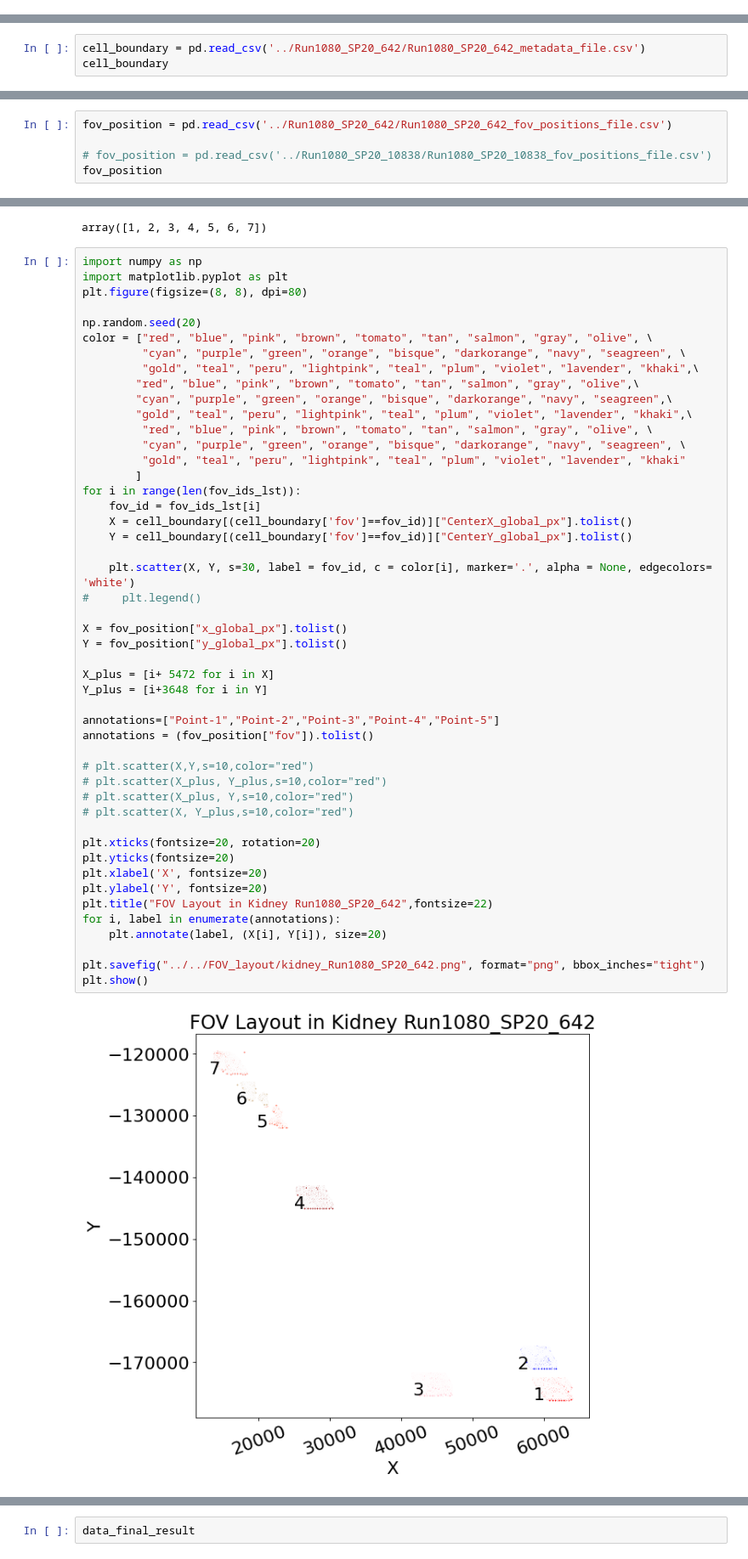
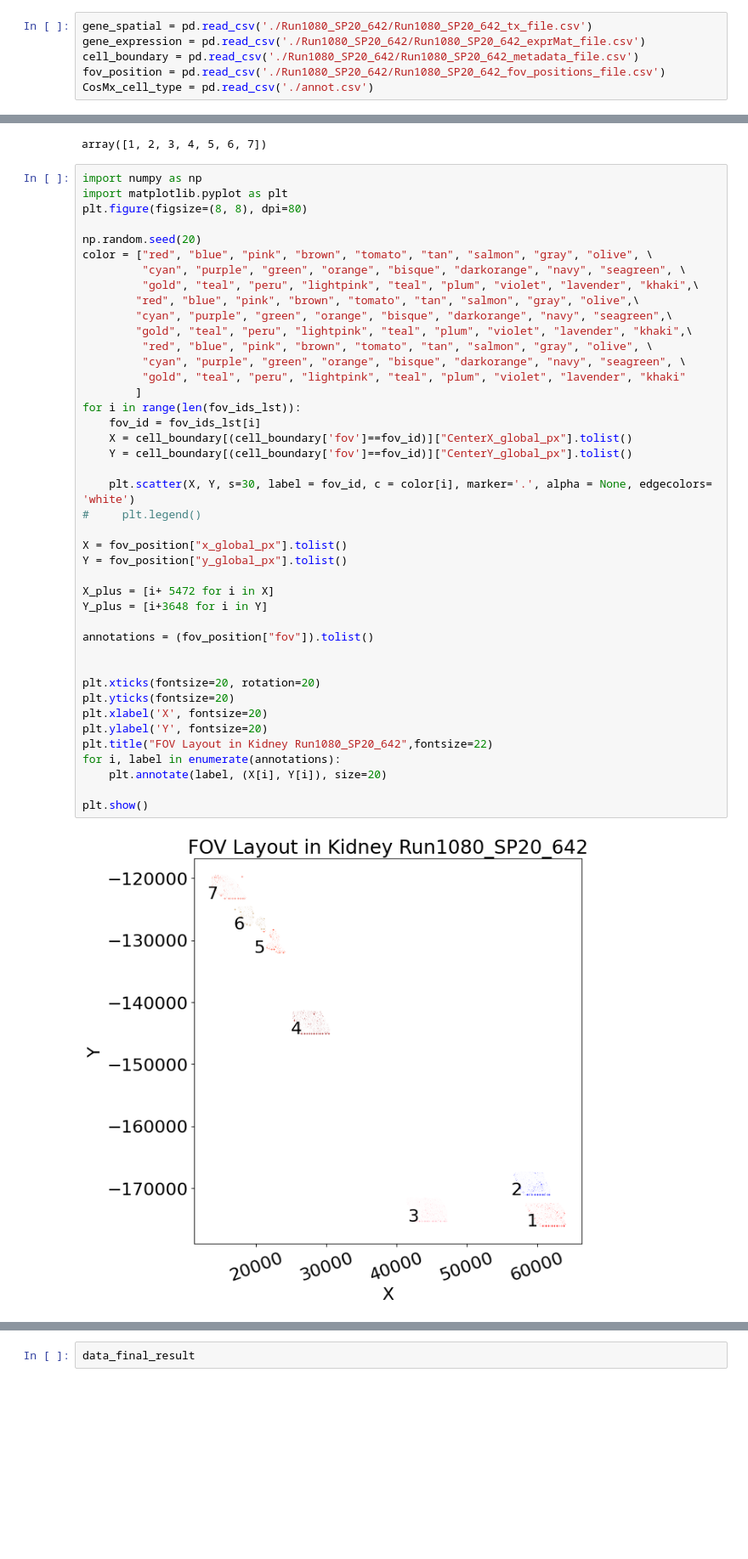
Before and after one commit to OmicsML/SpatialCTD, a Jupyter notebook: pseudo_spot_generation/kidney/Run1080_SP20_642_generate.ipynb, the cells around one changed output, grey strips where cells are left out. Shown at 85% size. Saved outputs shown, nothing was run; the diff lists cells and outputs as text; blank space fills up the shorter version.

Commit message:
update pseduo spot generation on CosMx kidney dataset-v1

```diff
--- a/pseudo_spot_generation/kidney/Run1080_SP20_642_generate.ipynb
+++ b/pseudo_spot_generation/kidney/Run1080_SP20_642_generate.ipynb
@@ -102,0 +30,6 @@ gene_expression
+# %%
+gene_spatial = pd.read_csv('./Run1080_SP20_642/Run1080_SP20_642_tx_file.csv')
+gene_expression = pd.read_csv('./Run1080_SP20_642/Run1080_SP20_642_exprMat_file.csv')
+cell_boundary = pd.read_csv('./Run1080_SP20_642/Run1080_SP20_642_metadata_file.csv')
+fov_position = pd.read_csv('./Run1080_SP20_642/Run1080_SP20_642_fov_positions_file.csv')
+CosMx_cell_type = pd.read_csv('./annot.csv')
@@ -104,6 +47,3 @@ gene_expression
 gene_expression.shape
 # %% [output]
 (14324, 981)
-# %%
-cell_boundary = pd.read_csv('../Run1080_SP20_642/Run1080_SP20_642_metadata_file.csv')
-cell_boundary
@@ -170,5 +54,0 @@ min(cell_boundary_fov_1["CenterY_local_px"]), max(cell_boundary_fov_1["CenterY_l
-# %%
-fov_position = pd.read_csv('../Run1080_SP20_642/Run1080_SP20_642_fov_positions_file.csv')
-
-# fov_position = pd.read_csv('../Run1080_SP20_10838/Run1080_SP20_10838_fov_positions_file.csv')
-fov_position
@@ -566,38 +191,32 @@ color = ["red", "blue", "pink", "brown", "tomato", "tan", "salmon", "gray", "oli
          "cyan", "purple", "green", "orange", "bisque", "darkorange", "navy", "seagreen", \
          "gold", "teal", "peru", "lightpink", "teal", "plum", "violet", "lavender", "khaki"
         ]
 for i in range(len(fov_ids_lst)):
     fov_id = fov_ids_lst[i]
     X = cell_boundary[(cell_boundary['fov']==fov_id)]["CenterX_global_px"].tolist()
     Y = cell_boundary[(cell_boundary['fov']==fov_id)]["CenterY_global_px"].tolist()
 
     plt.scatter(X, Y, s=30, label = fov_id, c = color[i], marker='.', alpha = None, edgecolors= 'white')
 #     plt.legend()
 
 X = fov_position["x_global_px"].tolist()
 Y = fov_position["y_global_px"].tolist()
 
 X_plus = [i+ 5472 for i in X]
 Y_plus = [i+3648 for i in Y]
 
-annotations=["Point-1","Point-2","Point-3","Point-4","Point-5"]
 annotations = (fov_position["fov"]).tolist()
 
-# plt.scatter(X,Y,s=10,color="red")
-# plt.scatter(X_plus, Y_plus,s=10,color="red")
-# plt.scatter(X_plus, Y,s=10,color="red")
-# plt.scatter(X, Y_plus,s=10,color="red")
 
 plt.xticks(fontsize=20, rotation=20)
 plt.yticks(fontsize=20)
 plt.xlabel('X', fontsize=20)
 plt.ylabel('Y', fontsize=20)
 plt.title("FOV Layout in Kidney Run1080_SP20_642",fontsize=22)
 for i, label in enumerate(annotations):
     plt.annotate(label, (X[i], Y[i]), size=20)
 
-plt.savefig("../../FOV_layout/kidney_Run1080_SP20_642.png", format="png", bbox_inches="tight")
 plt.show()
 # %% [output]
-[figure, old version]
+[figure, new version]
 # %%
```
Also changed, not shown: parts of 108 cells of this notebook, 4 other files.
